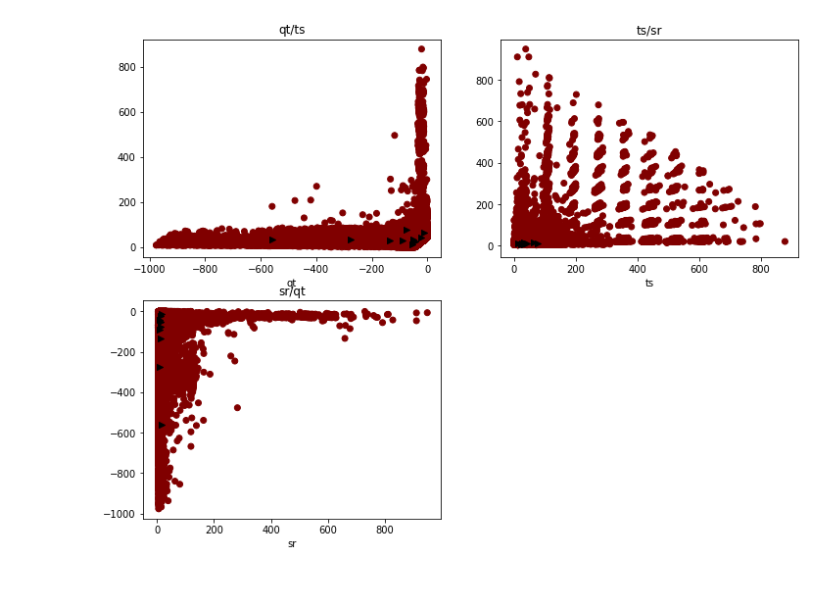
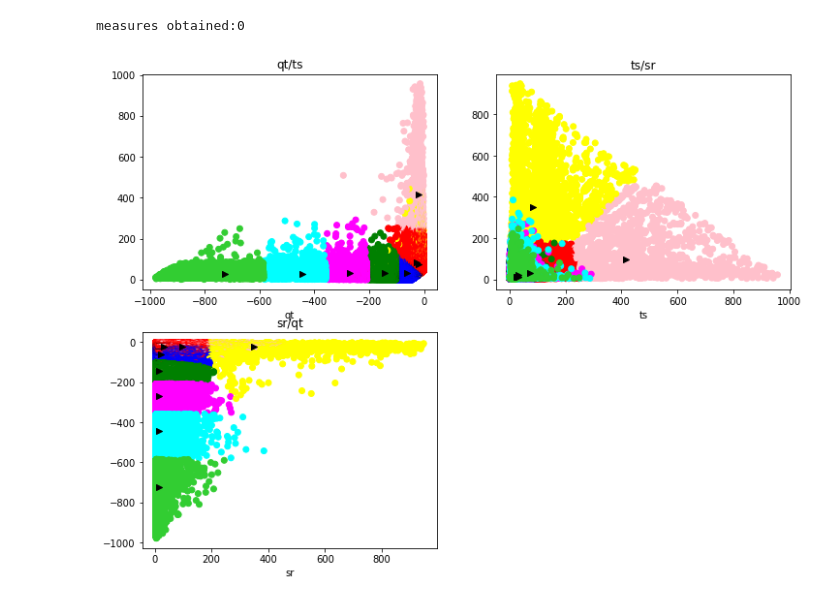
Before and after one commit to davidgutierrez/HeartRatePatterns, a Jupyter notebook: Jupyter/0c FindAndSaveCentroids.ipynb, the cells around one changed output. Drawn from its saved outputs; the diff is of its cells as text; code cells hidden in the pictures.

```diff
--- a/Jupyter/0c FindAndSaveCentroids.ipynb
+++ b/Jupyter/0c FindAndSaveCentroids.ipynb
@@ -68,3 +52,19 @@ kmeans = KMeans(n_clusters=10
+# %%
+waves = obtainMeasures(centroid="all",unlimit=True)
+X = np.array(waves)
+# %%
+centroid=np.array([
+    [61.8053426046,32.2787555518,23.118412623]
+    ,[21.6078916954,72.8152963513,31.9357045567]
+    ,[144.8370126103,32.3604470092,14.1864370554]
+    ,[271.6645211372,31.0926998092,14.8024064431]
+    ,[445.1792934903,28.9046878471,15.2207657558]
+    ,[25.8738705513,83.0490503411,350.6367324359]
+    ,[725.530715005,25.9460221551,13.7321248741]
+    ,[21.620352867,416.3456206679,98.9187145558]])
+kmeans = KMeans(n_clusters=8
+                ,init=centroid,n_init=1
+               ).fit(X)
 # %%
 centroid = kmeans.cluster_centers_
 print(centroid)
@@ -85,0 +118,4 @@ printKmeans(kmeans)
+# %%
+fillEmptyCentroids(102400)
+# %% [output]
+measures obtained:0
@@ -86,46 +136,32 @@ printKmeans(kmeans)
 # %%
-def centroidColor(clist) :
-    color = {
-        'a': "blue",
-        'b': "red",
-        'c': "green",
-        'd': "magenta",
-        'e': "cyan",
-        'f': "yellow",
-        'g': "limegreen",
-        'h': "pink",
-        None : "maroon"
-    }
-    return [color[x] for x in clist]
-#import matplotlib.patches as mpatches
-waves = obtainMeasures(withcentroid=True)
+waves = obtainMeasures(unlimit=True,centroid="notNull")
 qt = np.array([-item[0] for item in waves])
 ts = np.array([item[1] for item in waves])
 sr = np.array([item[2] for item in waves])
 color = np.array([item[3] for item in waves])
 qtc = np.array([-int(item[0]) for item in centroid])
 tsc = np.array([item[1] for item in centroid])
 src = np.array([item[2] for item in centroid])
 color = centroidColor(color)
 fig = plt.figure()
 ax = fig.add_subplot(221)
 ax.set_title("qt/ts")
 ax.set_xlabel("qt")
 ax.scatter(qt,ts, c=color)
 ax.scatter(qtc,tsc,c='black', marker=">")
 ax = fig.add_subplot(222)
 ax.set_title("ts/sr")
 ax.set_xlabel("ts")
 ax.scatter(ts,sr, c=color)
 ax.scatter(tsc,src,c='black', marker=">")
 ax = fig.add_subplot(223)
 ax.set_title("sr/qt")
 ax.set_xlabel("sr")
 ax.scatter(sr,qt, c=color)
 ax.scatter(src,qtc,c='black', marker=">")
 plt.show()
 # %% [output]
-[figure, old version]
+[figure, new version]
 # %%
 fig = plt.figure()
 ax = fig.add_subplot(111, projection='3d')
```
Also changed, not shown: parts of 13 cells of this notebook.
